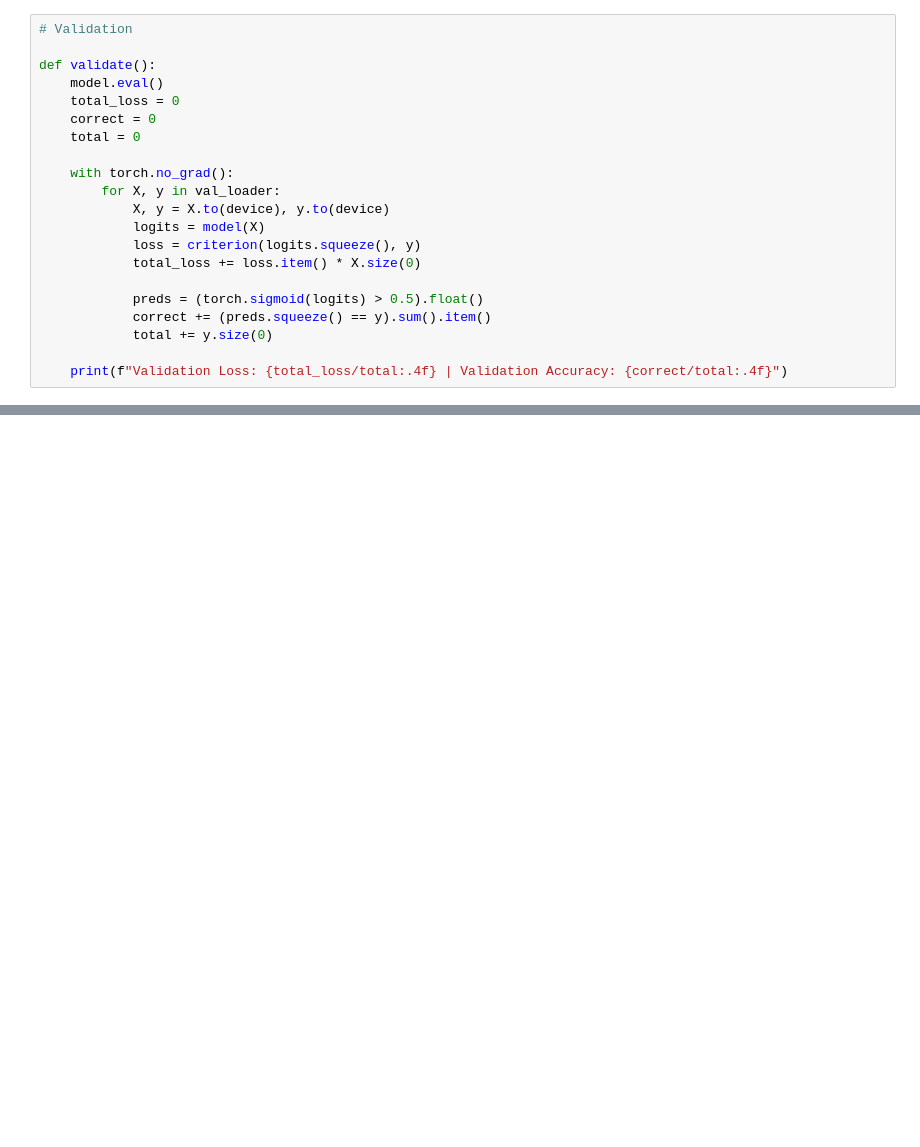
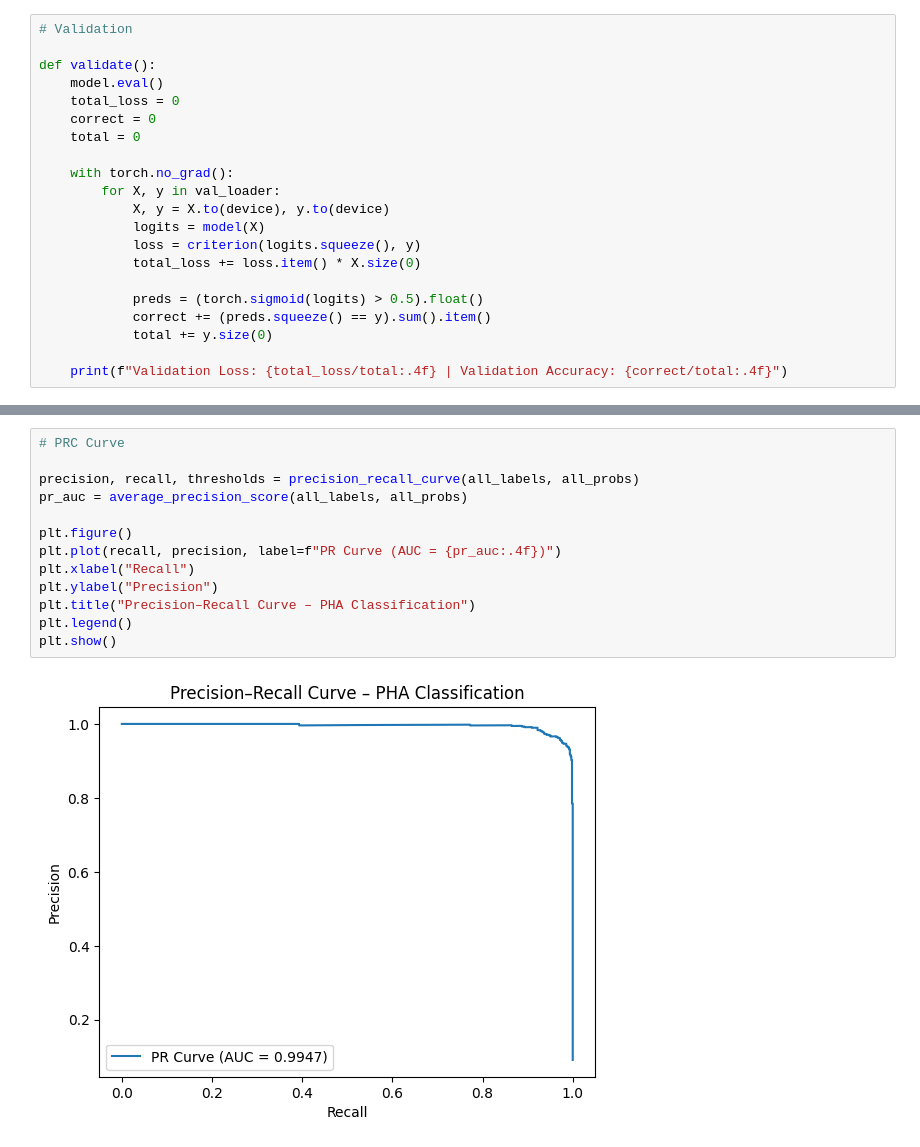
Before and after one commit to emmanuel-sp/Asteroid-PHA-Predictor, a Jupyter notebook: training.ipynb, the cells around one changed output, grey strips where cells are left out. Saved outputs shown, nothing was run; the diff lists cells and outputs as text; blank space fills up the shorter version.

```diff
--- a/training.ipynb
+++ b/training.ipynb
@@ -226,0 +416,15 @@ test()
+# %%
+# PRC Curve
+
+precision, recall, thresholds = precision_recall_curve(all_labels, all_probs)
+pr_auc = average_precision_score(all_labels, all_probs)
+
+plt.figure()
+plt.plot(recall, precision, label=f"PR Curve (AUC = {pr_auc:.4f})")
+plt.xlabel("Recall")
+plt.ylabel("Precision")
+plt.title("Precision–Recall Curve – PHA Classification")
+plt.legend()
+plt.show()
+# %% [output]
+[figure, added]
```
Also changed, not shown: parts of 25 cells of this notebook.
